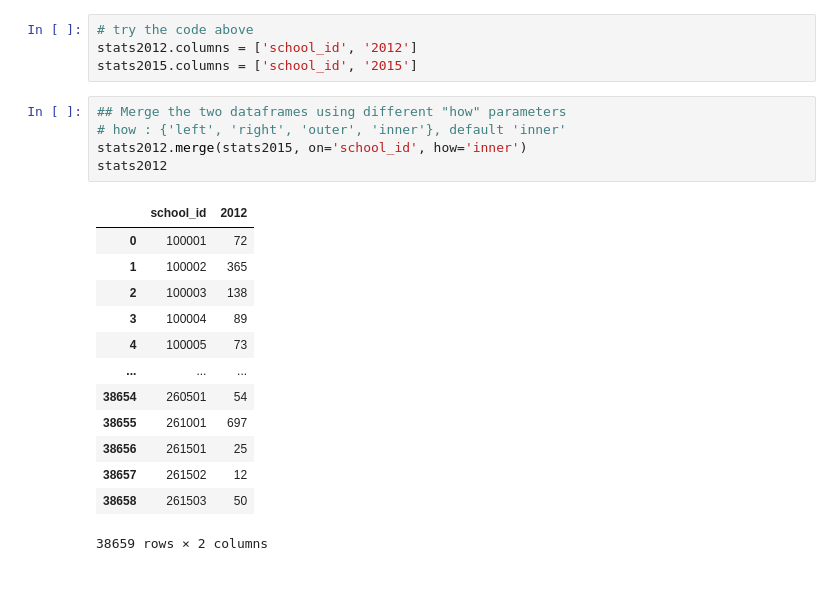
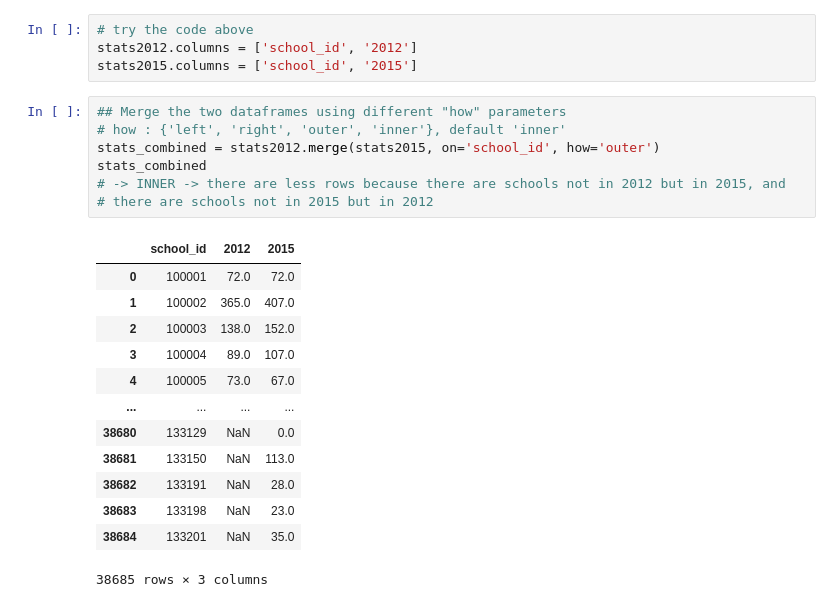
Before and after one commit to francheska-vicente/datapre-notebooks, a Jupyter notebook: 03 - Pandas and Data Wrangling.ipynb, the cells around one changed output. Saved outputs shown, nothing was run; the diff lists cells and outputs as text.

```diff
--- a/03 - Pandas and Data Wrangling.ipynb
+++ b/03 - Pandas and Data Wrangling.ipynb
@@ -623,19 +623,21 @@ stats2015.columns = ['school_id', '2015']
 # %%
 ## Merge the two dataframes using different "how" parameters
 # how : {'left', 'right', 'outer', 'inner'}, default 'inner'
-stats2012.merge(stats2015, on='school_id', how='inner')
-stats2012
+stats_combined = stats2012.merge(stats2015, on='school_id', how='outer')
+stats_combined
+# -> INNER -> there are less rows because there are schools not in 2012 but in 2015, and
+# there are schools not in 2015 but in 2012
 # %% [output]
-|  | school_id | 2012 |
-| 0 | 100001 | 72 |
-| 1 | 100002 | 365 |
-| 2 | 100003 | 138 |
-| 3 | 100004 | 89 |
-| 4 | 100005 | 73 |
-| ... | ... | ... |
-| 38654 | 260501 | 54 |
-| 38655 | 261001 | 697 |
-| 38656 | 261501 | 25 |
-| 38657 | 261502 | 12 |
-| 38658 | 261503 | 50 |
+|  | school_id | 2012 | 2015 |
+| 0 | 100001 | 72.0 | 72.0 |
+| 1 | 100002 | 365.0 | 407.0 |
+| 2 | 100003 | 138.0 | 152.0 |
+| 3 | 100004 | 89.0 | 107.0 |
+| 4 | 100005 | 73.0 | 67.0 |
+| ... | ... | ... | ... |
+| 38680 | 133129 | NaN | 0.0 |
+| 38681 | 133150 | NaN | 113.0 |
+| 38682 | 133191 | NaN | 28.0 |
+| 38683 | 133198 | NaN | 23.0 |
+| 38684 | 133201 | NaN | 35.0 |
-38659 rows × 2 columns
+38685 rows × 3 columns
```
Also changed, not shown: parts of 1 cell of this notebook.
